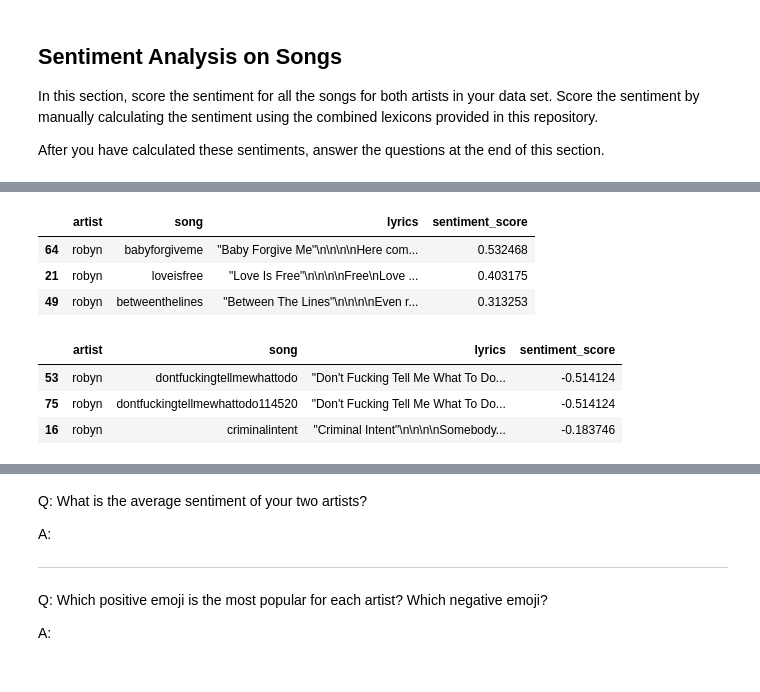
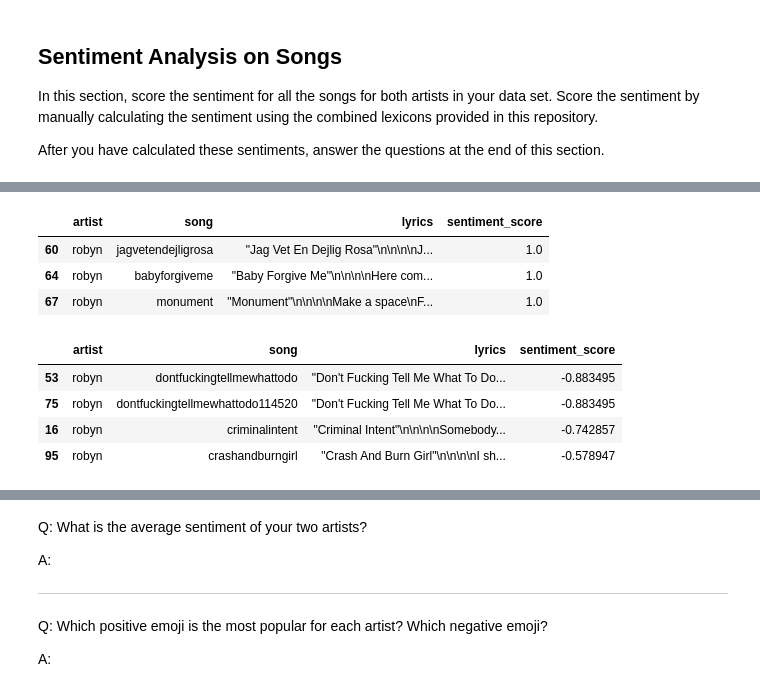
Before and after one commit to clairebentzen/sentiment-analysis, a Jupyter notebook: Sentiment Assignment.ipynb, the cells around one changed output, grey strips where cells are left out. Saved outputs shown, nothing was run; the diff lists cells and outputs as text; code cells hidden in the pictures.

```diff
--- a/Sentiment Assignment.ipynb
+++ b/Sentiment Assignment.ipynb
@@ -180,7 +179,7 @@ def remove_punctuation(text, punct_set=punctuation):
 
     return("".join([ch for ch in text if ch not in punct_set]))
 
-# Tokenizes the test
+# Tokenizes the text
 def tokenize(text):
 
     return text.split()
@@ -200,13 +199,21 @@ def calculate_score(text):
     # Remove stopwords
     tokens = remove_stop(tokens)
 
-    #
+    # sentiment_score will contain the total of sentiments for words found in the lexicon per song
     sentiment_score = 0
+    # counter will contain the number of words that were actually found in the lexicon
+    counter = 0
 
+    # Add sentiments for words found in lexicon
     for word in tokens:
         if word in words['word'].values:
+            counter += 1
             score = words.loc[words['word'] == word, 'score'].values[0]
             sentiment_score += score
 
-    return sentiment_score / len(tokens)
+    # Return average sentiment of the song, and return 0 if no words were found in the lexicon
+    try:
+        return sentiment_score / counter
+    except ZeroDivisionError:
+        return 0
 # %%
@@ -223,5 +235,7 @@ Name: sentiment_score, dtype: float64
 # %%
-#
+pd.set_option('display.max_colwidth', None)
+
+# Subset cher lyrics
 cher_lyrics = lyrics_data[lyrics_data['artist'] == 'cher']
 
 # Get the top 3 scores
@@ -244,5 +262,5 @@ cher_bottom_3
 # %%
-#
+# Subset robyn lyrics
 robyn_lyrics = lyrics_data[lyrics_data['artist'] == 'robyn']
 
 # Get the top 3 scores
@@ -250,15 +268,16 @@ robyn_top_3 = robyn_lyrics.nlargest(3, 'sentiment_score')
 robyn_top_3
 # %% [output]
 |  | artist | song | lyrics | sentiment_score |
-| 64 | robyn | babyforgiveme | "Baby Forgive Me"\n\n\n\nHere com... | 0.532468 |
-| 21 | robyn | loveisfree | "Love Is Free"\n\n\n\nFree\nLove ... | 0.403175 |
-| 49 | robyn | betweenthelines | "Between The Lines"\n\n\n\nEven r... | 0.313253 |
+| 60 | robyn | jagvetendejligrosa | "Jag Vet En Dejlig Rosa"\n\n\n\nJ... | 1.0 |
+| 64 | robyn | babyforgiveme | "Baby Forgive Me"\n\n\n\nHere com... | 1.0 |
+| 67 | robyn | monument | "Monument"\n\n\n\nMake a space\nF... | 1.0 |
 # %%
 # Get the bottom 3 scores
-robyn_bottom_3 = robyn_lyrics.nsmallest(3, 'sentiment_score')
+robyn_bottom_3 = robyn_lyrics.nsmallest(4, 'sentiment_score')
 robyn_bottom_3
 # %% [output]
 |  | artist | song | lyrics | sentiment_score |
-| 53 | robyn | dontfuckingtellmewhattodo | "Don't Fucking Tell Me What To Do... | -0.514124 |
-| 75 | robyn | dontfuckingtellmewhattodo114520 | "Don't Fucking Tell Me What To Do... | -0.514124 |
-| 16 | robyn | criminalintent | "Criminal Intent"\n\n\n\nSomebody... | -0.183746 |
+| 53 | robyn | dontfuckingtellmewhattodo | "Don't Fucking Tell Me What To Do... | -0.883495 |
+| 75 | robyn | dontfuckingtellmewhattodo114520 | "Don't Fucking Tell Me What To Do... | -0.883495 |
+| 16 | robyn | criminalintent | "Criminal Intent"\n\n\n\nSomebody... | -0.742857 |
+| 95 | robyn | crashandburngirl | "Crash And Burn Girl"\n\n\n\nI sh... | -0.578947 |
```
Also changed, not shown: parts of 12 cells of this notebook.
